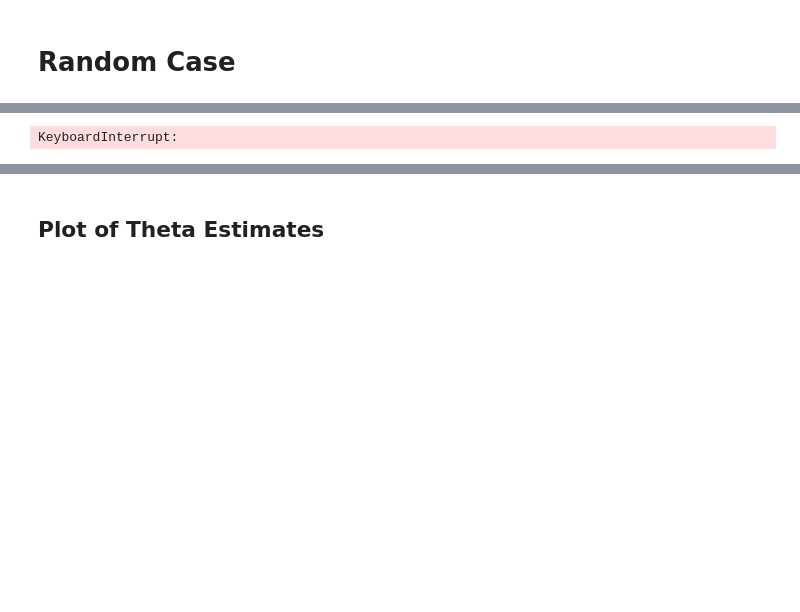
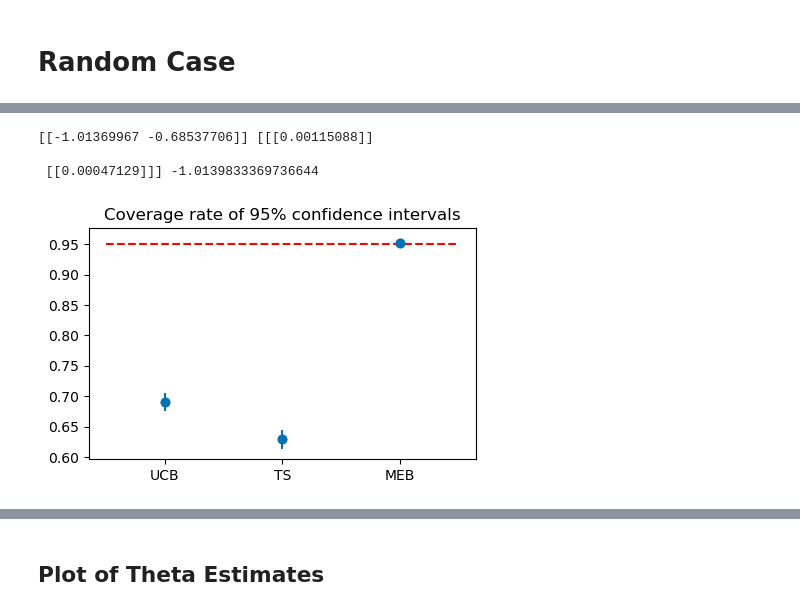
Before and after one commit to ZipingXu/Predicted_context_inference, a Jupyter notebook: failure_random.ipynb, the cells around one changed output, grey strips where cells are left out. Cells and saved outputs as stored; diff of their text form; code cells hidden in the pictures; blank space fills up the shorter version.

```diff
--- a/failure_random.ipynb
+++ b/failure_random.ipynb
@@ -11,9 +11,12 @@ Namespace(T=200, p0=0.2, env='failure1', d=1, sigma_eta=0, sigma_e=2.0, sigma_s=
 with open('./runs/history_dict_random_0.1_0.1.pkl', 'rb') as f:
     history_dict, args = pickle.load(f)
 # %%
-boxplot_coverage(history_dict, args)
+boxplot_coverage(history_dict, args, save='./plots/coverage_random.pdf')
 # %% [output]
-KeyboardInterrupt:
+[[-1.01369967 -0.68537706]] [[[0.00115088]]
+
+ [[0.00047129]]] -1.0139833369736644
+[figure, added]
 # %%
 plot_coverage(history_dict, args, save='./plots/coverage_random.pdf')
 # %% [output]
```
Also changed, not shown: parts of 3 cells of this notebook, 11 other files.
